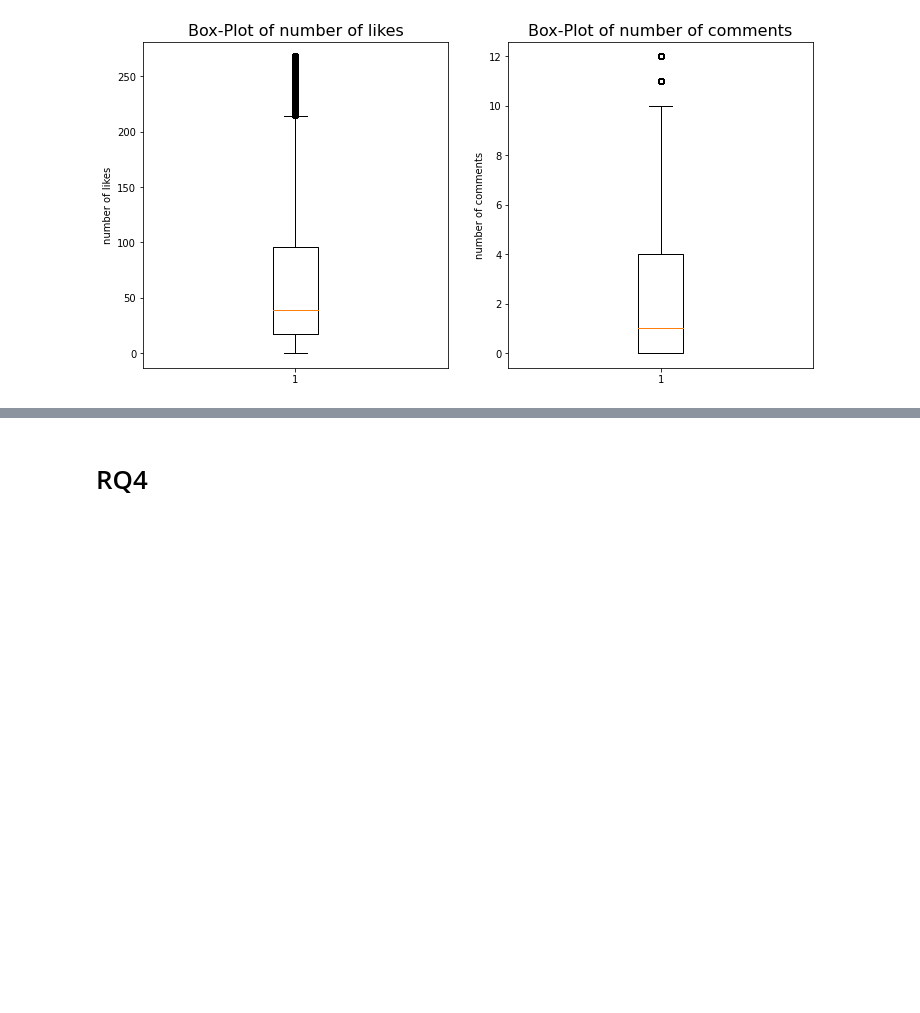
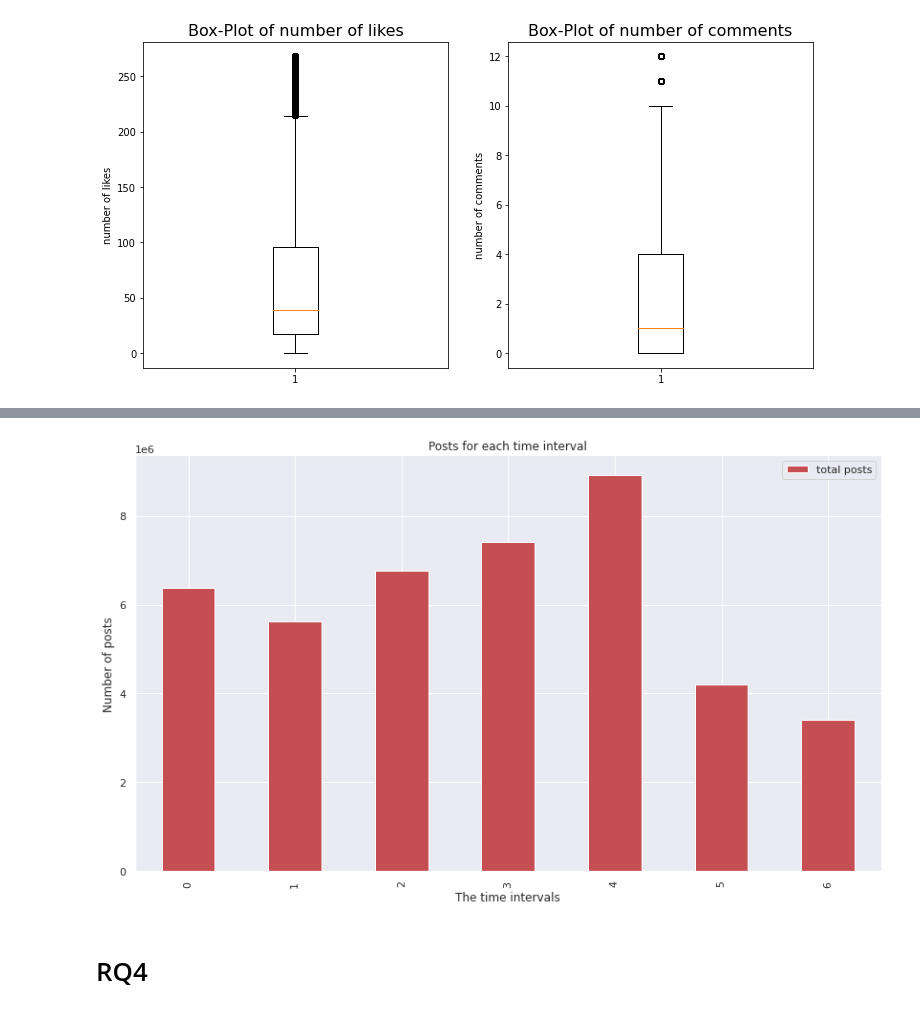
Before and after one commit to PaoloBarba/ADM_HW2, a Jupyter notebook: main.ipynb, the cells around one changed output, grey strips where cells are left out. Cells and saved outputs as stored; diff of their text form; code cells hidden in the pictures; blank space fills up the shorter version.

```diff
--- a/main.ipynb
+++ b/main.ipynb
@@ -258,0 +259,15 @@ plt.show()
+# %%
+#What is the most common time in which users publish their posts?
+file =("/content/drive/MyDrive/ADM_HW2/instagram_posts.csv" )
+posts = pd.read_csv(file, usecols= ['cts'], sep='\t')
+def publishing_time(data, count):
+    #convert cts column to datetime
+    pub_time = pd.to_datetime(data.cts).dt.floor('Min').dt.time
+    #group by publishing time
+    grouping = pub_time.groupby(pub_time).size().sort_values(ascending=False).head(count)
+    timing = grouping.index.to_list()
+    for i in timing:
+        print('{:02d}:{:02d}:{:02d}'.format(i.hour, i.minute, i.second))
+#publishing_time(posts, 1)
+print('The most common time in which users publish their posts is at:', end=' ')
+publishing_time(posts, 1)
@@ -258,0 +276,31 @@ plt.show()
+# %%
+#Create a function that receives a time intervals list as a parameter and returns a plot with the number of posts for each given interval.
+
+def time_interval(data, intervals):
+    datex = pd.DataFrame(pd.to_datetime(data.cts))
+    datex.set_index(pd.DatetimeIndex(datex.cts), inplace=True)
+    calc = 0
+    value_counts = pd.DataFrame()
+    #loop over interval list
+    for interval in intervals:
+        start, end = interval
+        tot = datex.between_time(start, end).count()
+        tot = int(tot[0])
+        RES = pd.DataFrame({'time interval (start, end)' : [interval], 'total posts' : tot})
+        value_counts = value_counts.append(RES)
+        calc += tot
+    value_counts.reset_index(drop = True, inplace = True)
+    print(value_counts)
+    sns.set()
+
+    ax = value_counts.plot(figsize=(14,8), kind='bar', color = 'rgbkymc', zorder=3)
+    plt.setp(ax, xlabel='The time intervals', ylabel='Number of posts', title = 'Posts for each time interval')
+    plt.show()
+# %%
+#Use the function that you created in the previous literal to plot the number of posts between the following time intervals:
+
+#list of tuple of time intervals
+time_intervals = [('06:00:00', '10:59:59'),('11:00:00', '13:59:59'),('14:00:00', '16:59:59'),('17:00:00', '19:59:59'),('20:00:00', '23:59:59'),('00:00:00', '02:59:59'),('03:00:00', '05:59:59')]
+#plot the number of posts between the given time intervals
+time_interval(posts, time_intervals)
+# %% [output]
@@ -259,3 +315,4 @@ plt.show()
+[figure, added]
 # %% [markdown]
 # RQ4
 # %%
```
Also changed, not shown: parts of 37 cells of this notebook.
